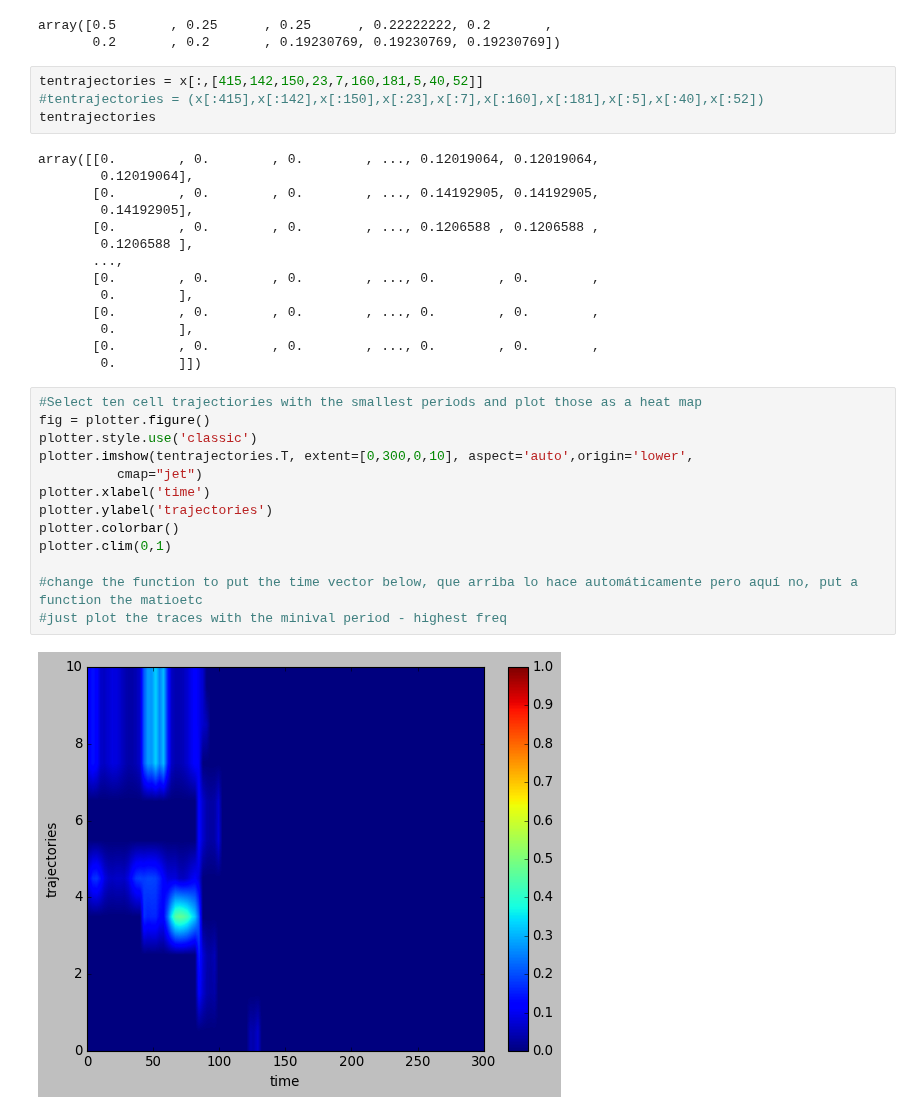
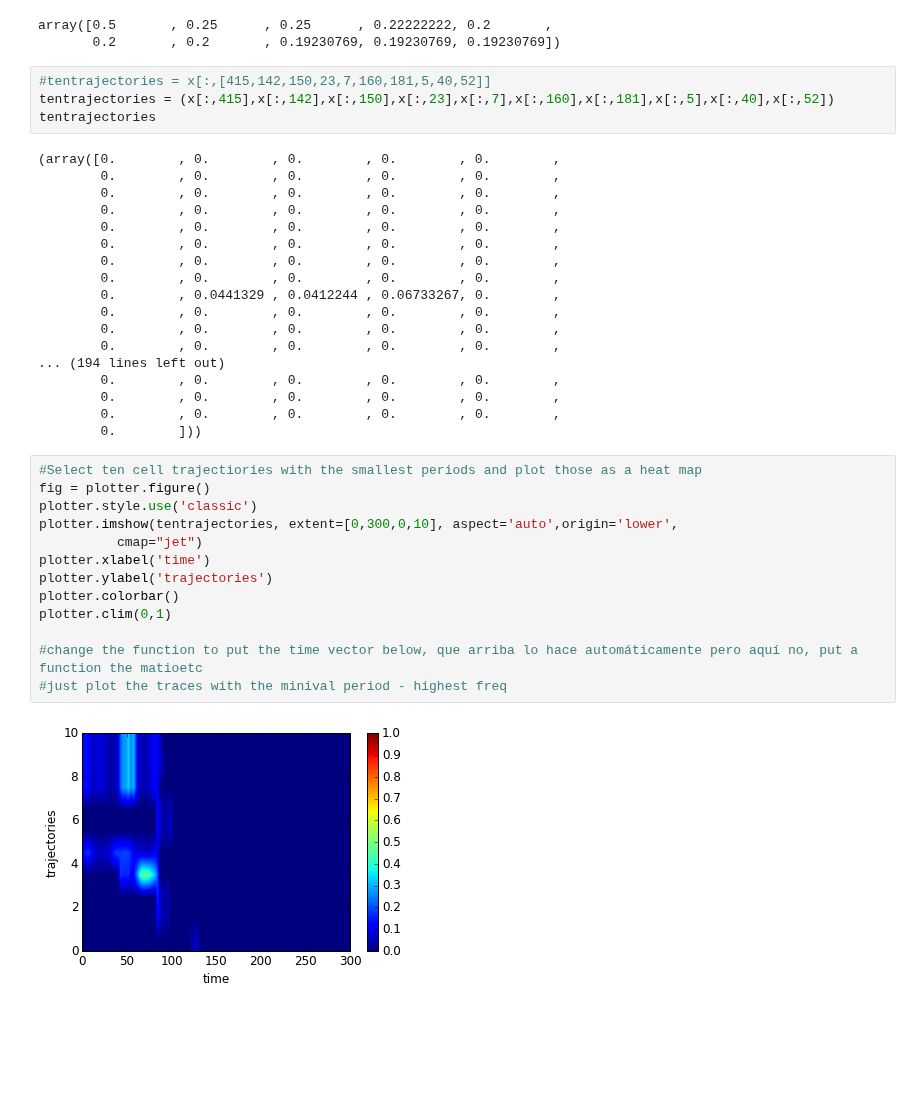
Before and after one commit to agg96/Accelerated_Advanced_Python_weeks3_4, a Jupyter notebook: ANSWERS TO TASK #1.ipynb, the cells around one changed output. Cells and saved outputs as stored; diff of their text form; blank space fills up the shorter version.

```diff
--- a/ANSWERS TO TASK #1.ipynb
+++ b/ANSWERS TO TASK #1.ipynb
@@ -269,35 +267,39 @@ tenhighest
 array([0.5       , 0.25      , 0.25      , 0.22222222, 0.2       ,
        0.2       , 0.2       , 0.19230769, 0.19230769, 0.19230769])
 # %%
-tentrajectories = x[:,[415,142,150,23,7,160,181,5,40,52]]
-#tentrajectories = (x[:415],x[:142],x[:150],x[:23],x[:7],x[:160],x[:181],x[:5],x[:40],x[:52])
+#tentrajectories = x[:,[415,142,150,23,7,160,181,5,40,52]]
+tentrajectories = (x[:,415],x[:,142],x[:,150],x[:,23],x[:,7],x[:,160],x[:,181],x[:,5],x[:,40],x[:,52])
 tentrajectories
 # %% [output]
-array([[0.        , 0.        , 0.        , ..., 0.12019064, 0.12019064,
-        0.12019064],
-       [0.        , 0.        , 0.        , ..., 0.14192905, 0.14192905,
-        0.14192905],
-       [0.        , 0.        , 0.        , ..., 0.1206588 , 0.1206588 ,
-        0.1206588 ],
-       ...,
-       [0.        , 0.        , 0.        , ..., 0.        , 0.        ,
-        0.        ],
-       [0.        , 0.        , 0.        , ..., 0.        , 0.        ,
-        0.        ],
-       [0.        , 0.        , 0.        , ..., 0.        , 0.        ,
-        0.        ]])
+(array([0.        , 0.        , 0.        , 0.        , 0.        ,
+        0.        , 0.        , 0.        , 0.        , 0.        ,
+        0.        , 0.        , 0.        , 0.        , 0.        ,
+        0.        , 0.        , 0.        , 0.        , 0.        ,
+        0.        , 0.        , 0.        , 0.        , 0.        ,
+        0.        , 0.        , 0.        , 0.        , 0.        ,
+        0.        , 0.        , 0.        , 0.        , 0.        ,
+        0.        , 0.        , 0.        , 0.        , 0.        ,
+        0.        , 0.0441329 , 0.0412244 , 0.06733267, 0.        ,
+        0.        , 0.        , 0.        , 0.        , 0.        ,
+        0.        , 0.        , 0.        , 0.        , 0.        ,
+        0.        , 0.        , 0.        , 0.        , 0.        ,
+... (194 lines left out)
+        0.        , 0.        , 0.        , 0.        , 0.        ,
+        0.        , 0.        , 0.        , 0.        , 0.        ,
+        0.        , 0.        , 0.        , 0.        , 0.        ,
+        0.        ]))
 # %%
 #Select ten cell trajectiories with the smallest periods and plot those as a heat map
 fig = plotter.figure()
 plotter.style.use('classic')
-plotter.imshow(tentrajectories.T, extent=[0,300,0,10], aspect='auto',origin='lower',
+plotter.imshow(tentrajectories, extent=[0,300,0,10], aspect='auto',origin='lower',
           cmap="jet")
 plotter.xlabel('time')
 plotter.ylabel('trajectories')
 plotter.colorbar()
 plotter.clim(0,1)
 
 #change the function to put the time vector below, que arriba lo hace automáticamente pero aquí no, put a function the matioetc
 #just plot the traces with the minival period - highest freq
 # %% [output]
-[figure, old version]
+[figure, new version]
```
Also changed, not shown: parts of 3 cells of this notebook.
